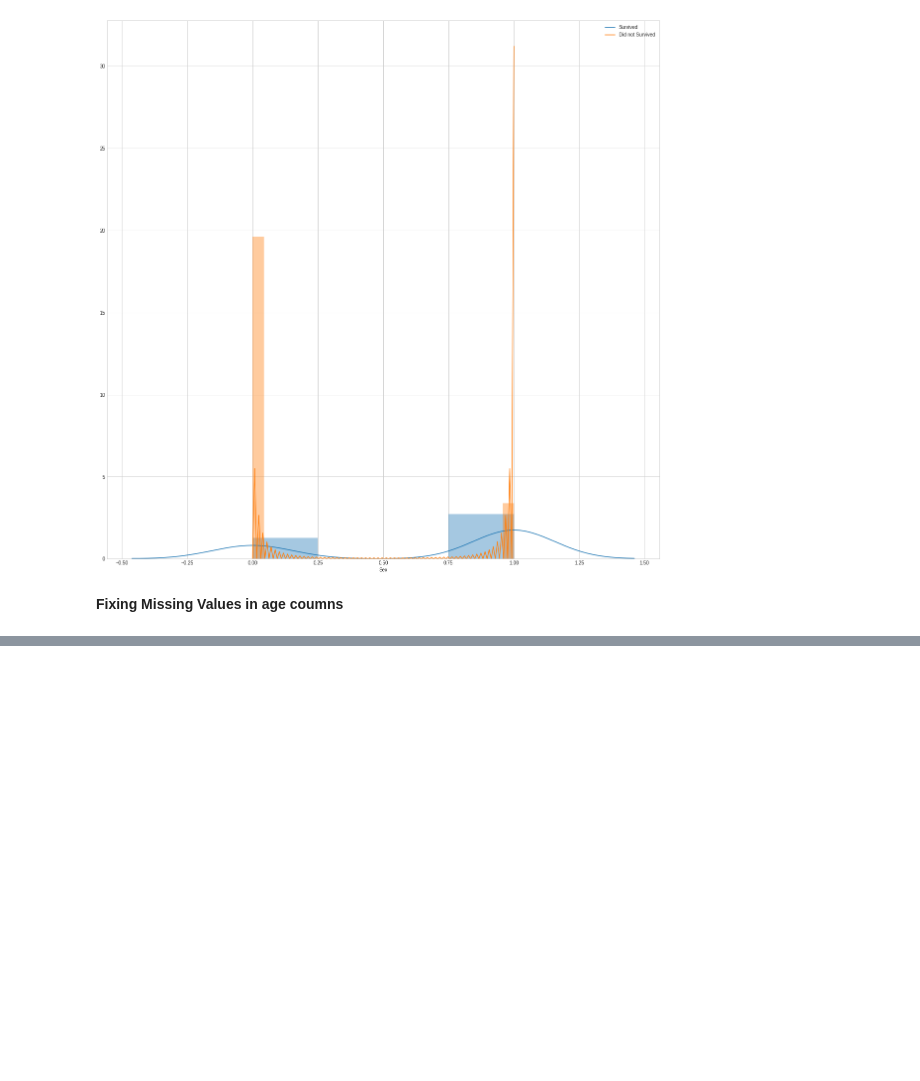
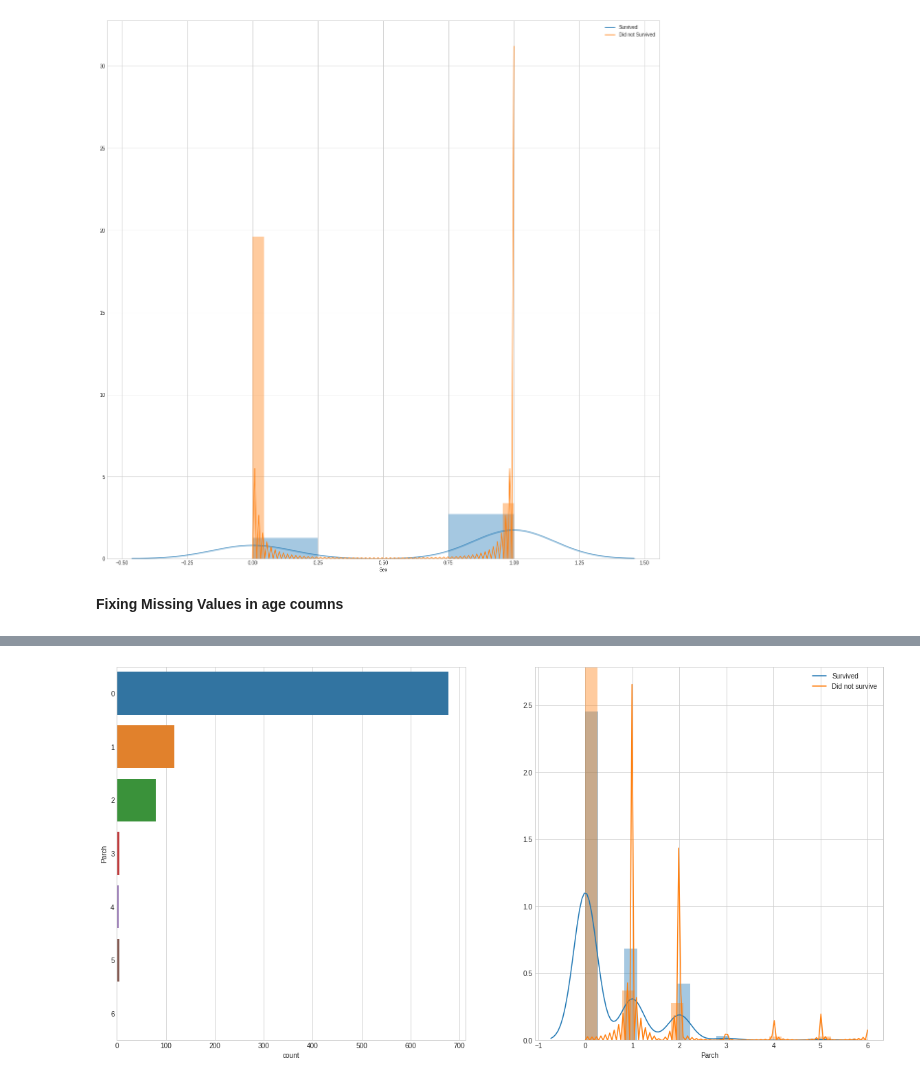
Before and after one commit to bera5186/Titanic-Dataset-EDA, a Jupyter notebook: Titanic-Dataset-EDA.ipynb, the cells around one changed output, grey strips where cells are left out. Cells and saved outputs as stored; diff of their text form; code cells hidden in the pictures; blank space fills up the shorter version.

```diff
--- a/Titanic-Dataset-EDA.ipynb
+++ b/Titanic-Dataset-EDA.ipynb
@@ -265,0 +322,11 @@ dtype: int64
+# %%
+df_bin['Parch'] = train['Parch']
+df_con['Parch'] = train['Parch']
+# %%
+plot_count_dist(train,
+               bin_df=df_bin,
+               label_column='Survived',
+               target_column='Parch',
+               figsize=(20,10))
+# %% [output]
+[figure, added]
```
Also changed, not shown: parts of 62 cells of this notebook, 29 other files.
